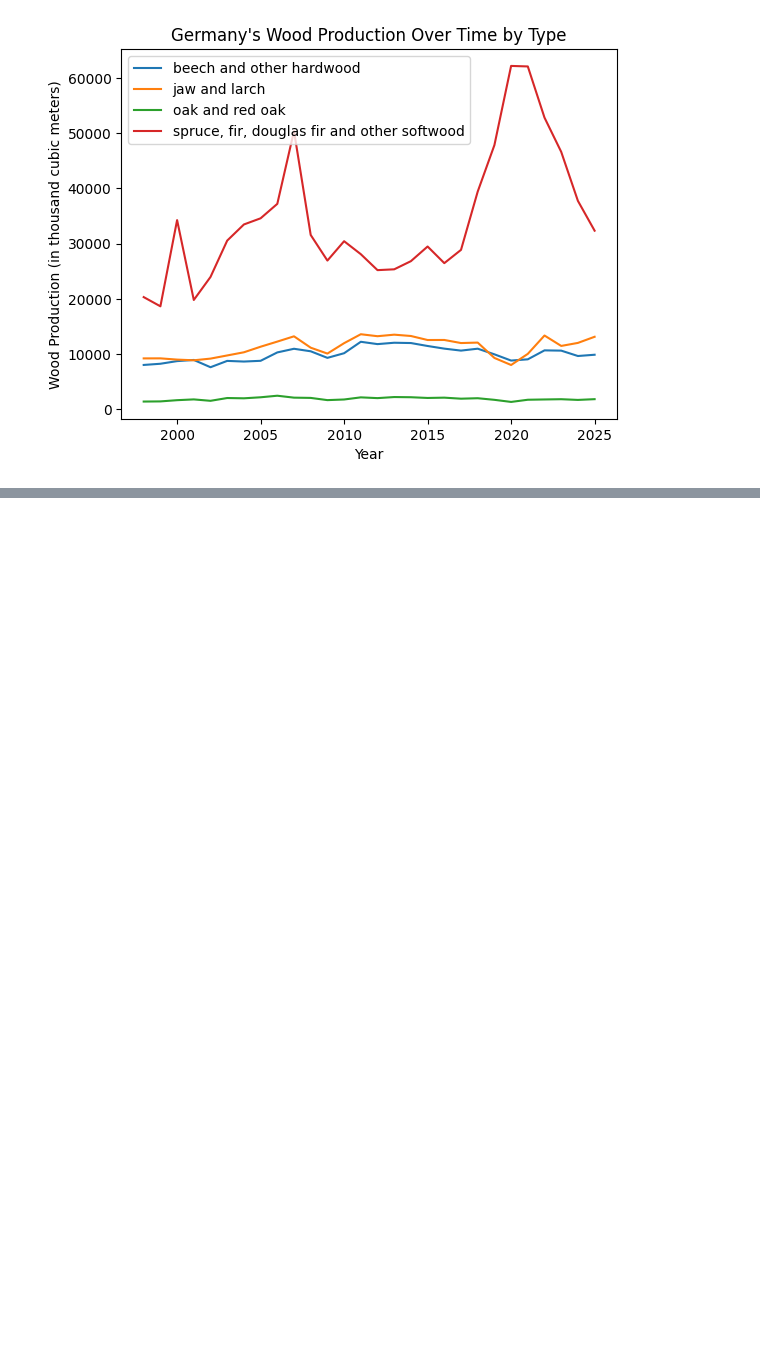
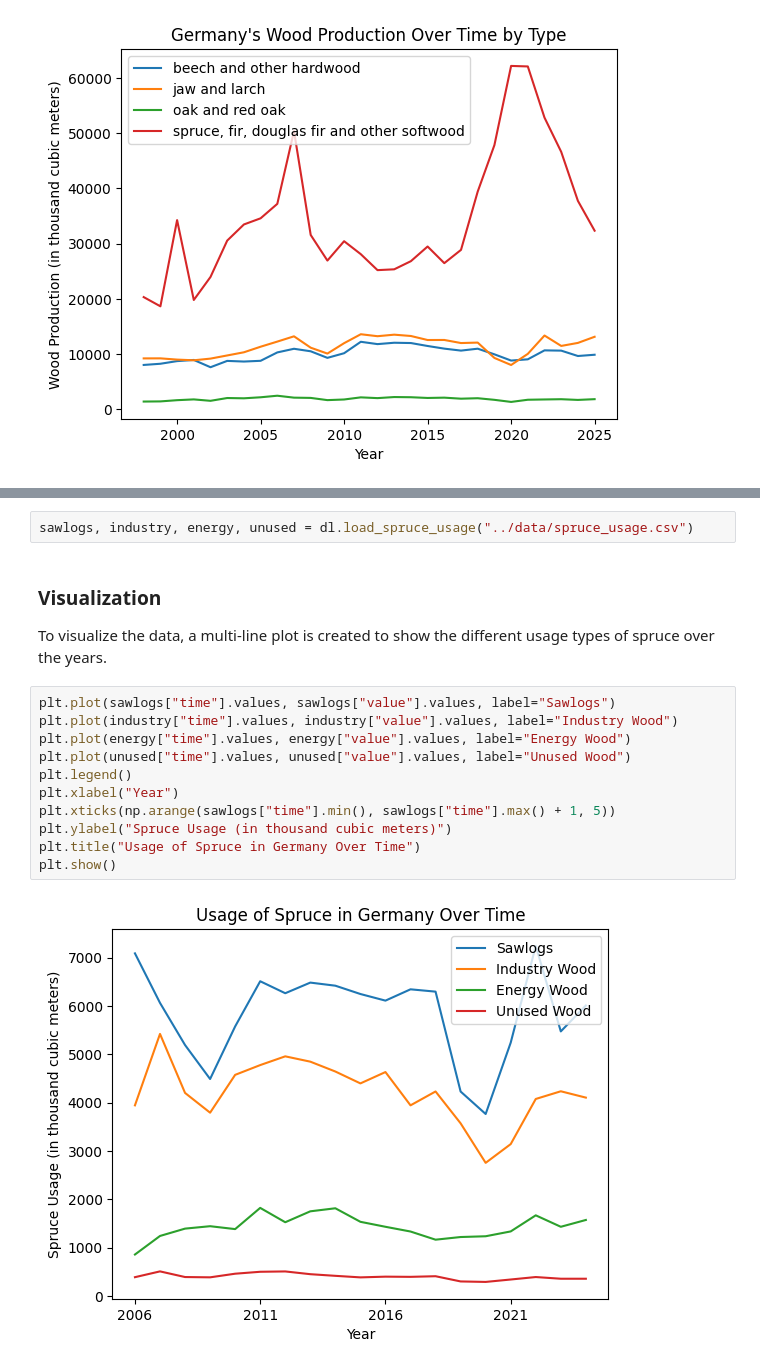
Before and after one commit to gespel/WoodProductionTrends, a Jupyter notebook: src/main.ipynb, the cells around one changed output, grey strips where cells are left out. Drawn from its saved outputs; the diff is of its cells as text; blank space fills up the shorter version.

```diff
--- a/src/main.ipynb
+++ b/src/main.ipynb
@@ -124,0 +182,18 @@ plt.show()
+# %%
+sawlogs, industry, energy, unused = dl.load_spruce_usage("../data/spruce_usage.csv")
+# %% [markdown]
+### Visualization
+To visualize the data, a multi-line plot is created to show the different usage types of spruce over the years.
+# %%
+plt.plot(sawlogs["time"].values, sawlogs["value"].values, label="Sawlogs")
+plt.plot(industry["time"].values, industry["value"].values, label="Industry Wood")
+plt.plot(energy["time"].values, energy["value"].values, label="Energy Wood")
+plt.plot(unused["time"].values, unused["value"].values, label="Unused Wood")
+plt.legend()
+plt.xlabel("Year")
+plt.xticks(np.arange(sawlogs["time"].min(), sawlogs["time"].max() + 1, 5))
+plt.ylabel("Spruce Usage (in thousand cubic meters)")
+plt.title("Usage of Spruce in Germany Over Time")
+plt.show()
+# %% [output]
+[figure, added]
```
Also changed, not shown: parts of 14 cells of this notebook, 2 other files.
